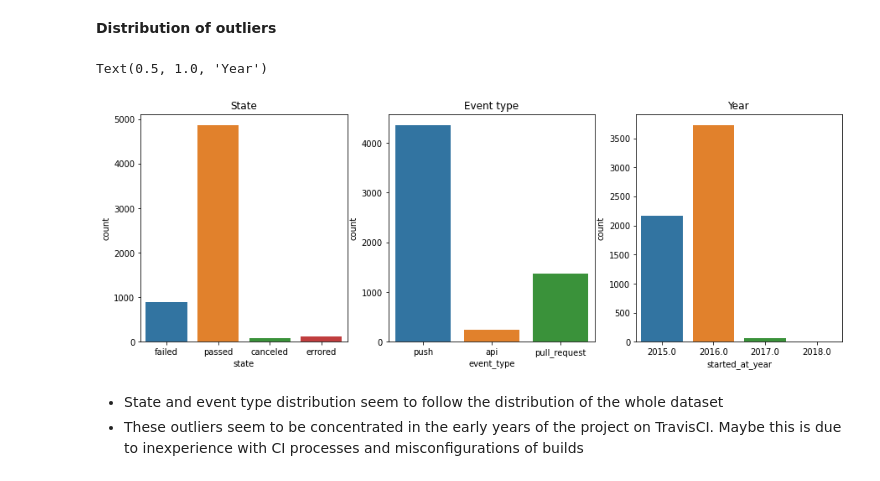
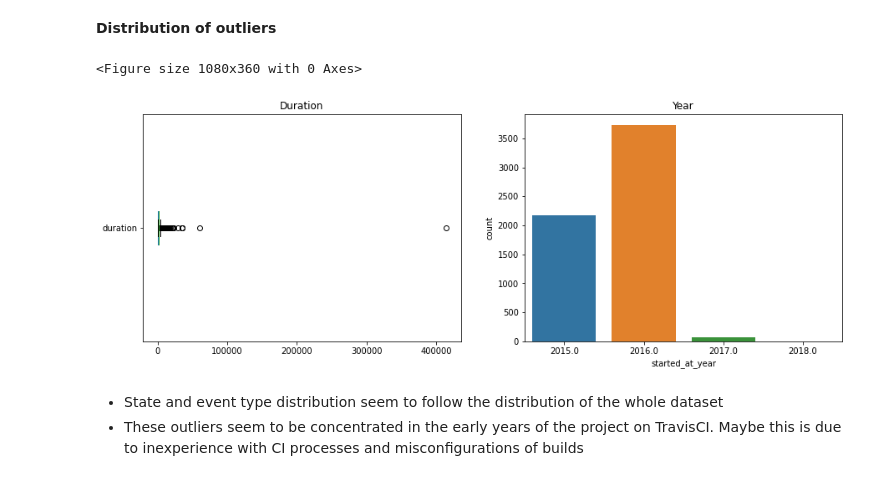
Before and after one commit to IncioMan/Continuous-Integration-metrics-for-post-release-bugs-prediction, a Jupyter notebook: notebooks/analysis/Builds_dataset_analysis.ipynb, the cells around one changed output. Drawn from its saved outputs; the diff is of its cells as text; code cells hidden in the pictures.

Commit message:
builds analysis for thesis writing

```diff
--- a/notebooks/analysis/Builds_dataset_analysis.ipynb
+++ b/notebooks/analysis/Builds_dataset_analysis.ipynb
@@ -318,16 +407,20 @@ We detect the presence of many outliers, the smallest of which is 3939 seconds (
 # %%
 duration_outliers = builds[builds.duration > 3939]
 # %%
-f, axes = plt.subplots(1,3)
-sns.countplot(duration_outliers.state, ax=axes[0])
-axes[0].set_title("State")
-sns.countplot(duration_outliers.event_type, ax=axes[1])
-axes[1].set_title("Event type")
-sns.countplot(duration_outliers.started_at_year, ax=axes[2])
-axes[2].set_title("Year")
+plt.figure()
+f, axes = plt.subplots(1,2)
+builds.duration.plot(kind="box",vert=False, ax=axes[0])
+axes[0].set_title("Duration")
+"""sns.countplot(duration_outliers.state, ax=axes[1])
+axes[1].set_title("State")
+sns.countplot(duration_outliers.event_type, ax=axes[2])
+axes[2].set_title("Event type")"""
+sns.countplot(duration_outliers.started_at_year, ax=axes[1])
+axes[1].set_title("Year")
+plt.savefig(f"{figure_folder}/builds/duration_positive_outliers.png", transparent=True, bbox_inches='tight', pad_inches=0.2)
 # %% [output]
-Text(0.5, 1.0, 'Year')
+<Figure size 1080x360 with 0 Axes>
-[figure, old version]
+[figure, new version]
 # %% [markdown]
 * State and event type distribution seem to follow the distribution of the whole dataset
 * These outliers seem to be concentrated in the early years of the project on TravisCI. Maybe this is due to inexperience with CI processes and misconfigurations of builds
```
Also changed, not shown: parts of 17 cells of this notebook, 6 other files.
